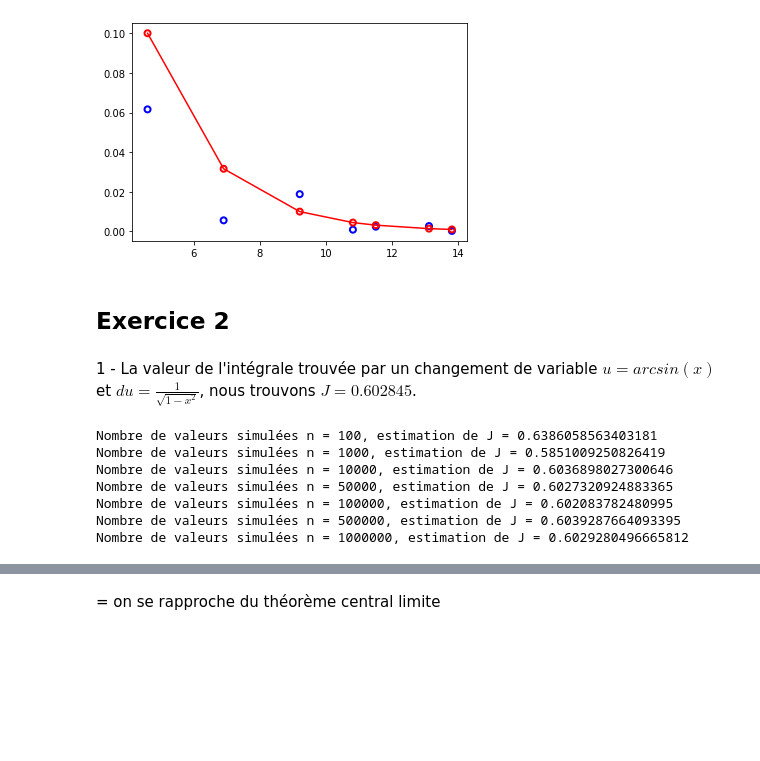
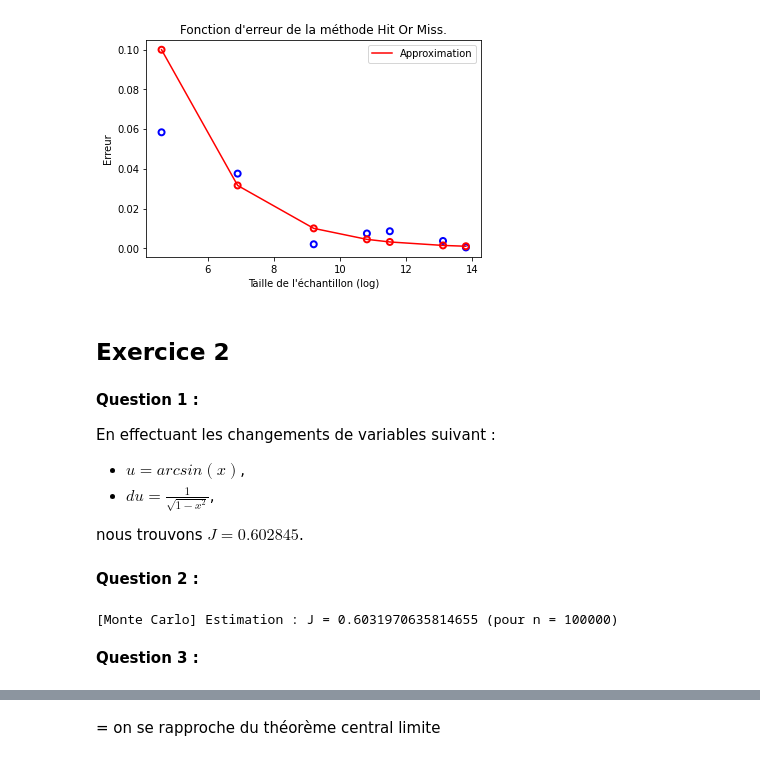
Before and after one commit to maxime-bc/PGC-GVA-TP1-Generateurs, a Jupyter notebook: TP3_Méthodes_de_Monte_Carlo.ipynb, the cells around one changed output, grey strips where cells are left out. Cells and saved outputs as stored; diff of their text form; code cells hidden in the pictures; blank space fills up the shorter version.

```diff
--- a/TP3_Méthodes_de_Monte_Carlo.ipynb
+++ b/TP3_Méthodes_de_Monte_Carlo.ipynb
@@ -53,0 +25,21 @@ Pi : 3.141592653589793, approximation : 3.1439
+# %%
+def hit_or_miss(n: int, plot: bool = False) -> float:
+    x = np.random.uniform(size=n)
+    y = np.random.uniform(size=n)
+
+    is_inside = (x*x)+(y*y)<1
+    approx_pi = 4*np.sum(is_inside)/n
+
+    if(plot):
+        x_in = x[is_inside]
+        y_in = y[is_inside]
+
+        plt.figure(figsize=[7, 7])
+        plt.scatter(x, y, s=1)
+        plt.scatter(x_in, y_in, color="r", s=1)
+        plt.title(f"Approximation : π = {approx_pi} avec n = {n} (np.pi = {np.pi}).")
+        plt.show()
+
+    return approx_pi
+
+hit_or_miss(1_000_000, plot=True)
@@ -54,22 +49,32 @@ Pi : 3.141592653589793, approximation : 3.1439
 # %%
-def plot_error_function(sizes: List[int], approximations: List[float], errors: List[float]):
+def plot_error_function(sizes: List[int], approximations: List[float], errors: List[float], title: str) -> None:
     sizes_log = np.log(SIZES)
     plt.scatter(sizes_log, errors, facecolors='none', edgecolors='b', linewidths=2)
-    plt.plot(sizes_log, approximations, color='r')
+    plt.plot(sizes_log, approximations, color='r',  label=f'Approximation')
     plt.scatter(sizes_log, approximations, facecolors='none', edgecolors='r', linewidths=2)
+    plt.xlabel("Taille de l'échantillon (log)")
+    plt.ylabel("Erreur")
+    plt.legend()
+    plt.title(title)
 # %%
-approximations = []
-errors = []
+hm_approximations = []
+hm_errors = []
 
 for size in SIZES:
     approx = hit_or_miss(size)
-    errors.append(abs(approx - np.pi))
-    approximations.append(1/sqrt(size))
+    hm_errors.append(abs(approx - np.pi))
+    hm_approximations.append(1/sqrt(size))
 
-plot_error_function(SIZES, approximations, errors)
+plot_error_function(SIZES, hm_approximations, hm_errors, "Fonction d'erreur de la méthode Hit Or Miss.")
 # %% [output]
-[figure, old version]
+[figure, new version]
 # %% [markdown]
 ## Exercice 2
 # %% [markdown]
-1 - La valeur de l'intégrale trouvée par un changement de variable $u=arcsin(x)$ et $du = \frac {1} {\sqrt {1 - x^2}}$, nous trouvons $J = 0.602845$.
+**Question 1 :**
+
+En effectuant les changements de variables suivant :
+- $u=arcsin(x)$,
+- $du = \frac {1} {\sqrt {1 - x^2}}$,
+
+nous trouvons $J = 0.602845$.
@@ -76,6 +83,7 @@ plot_error_function(SIZES, approximations, errors)
+# %% [markdown]
+**Question 2 :**
 # %%
-# 2)
-def f(x) -> float:
+def f(x: float) -> float:
     return (1 / 2) * (np.exp(np.arcsin(x))) * (x / np.sqrt(1 - (x * x)))
 
 def monte_carlo(a: float, b: float, n: int, f: Callable) -> float:
@@ -84,17 +92,8 @@ def monte_carlo(a: float, b: float, n: int, f: Callable) -> float:
         mc_sum += f(np.random.uniform(a, b))
     return (b - a) * mc_sum / n
 
-# 3)
-f_monte_carlo = []
-for n in SIZES:
-    res = monte_carlo(0.1, 0.9, n, f)
-    f_monte_carlo.append(res)
-    print(f'Nombre de valeurs simulées n = {n}, estimation de J = {res}')
+print(f'[Monte Carlo] Estimation : J = {monte_carlo(0.1, 0.9, 100_000, f)} (pour n = {100_000})')
 # %% [output]
-Nombre de valeurs simulées n = 100, estimation de J = 0.6386058563403181
-Nombre de valeurs simulées n = 1000, estimation de J = 0.5851009250826419
-Nombre de valeurs simulées n = 10000, estimation de J = 0.6036898027300646
-Nombre de valeurs simulées n = 50000, estimation de J = 0.6027320924883365
-Nombre de valeurs simulées n = 100000, estimation de J = 0.602083782480995
-Nombre de valeurs simulées n = 500000, estimation de J = 0.6039287664093395
-Nombre de valeurs simulées n = 1000000, estimation de J = 0.6029280496665812
+[Monte Carlo] Estimation : J = 0.6031970635814655 (pour n = 100000)
+# %% [markdown]
+**Question 3 :**
```
Also changed, not shown: parts of 20 cells of this notebook.
